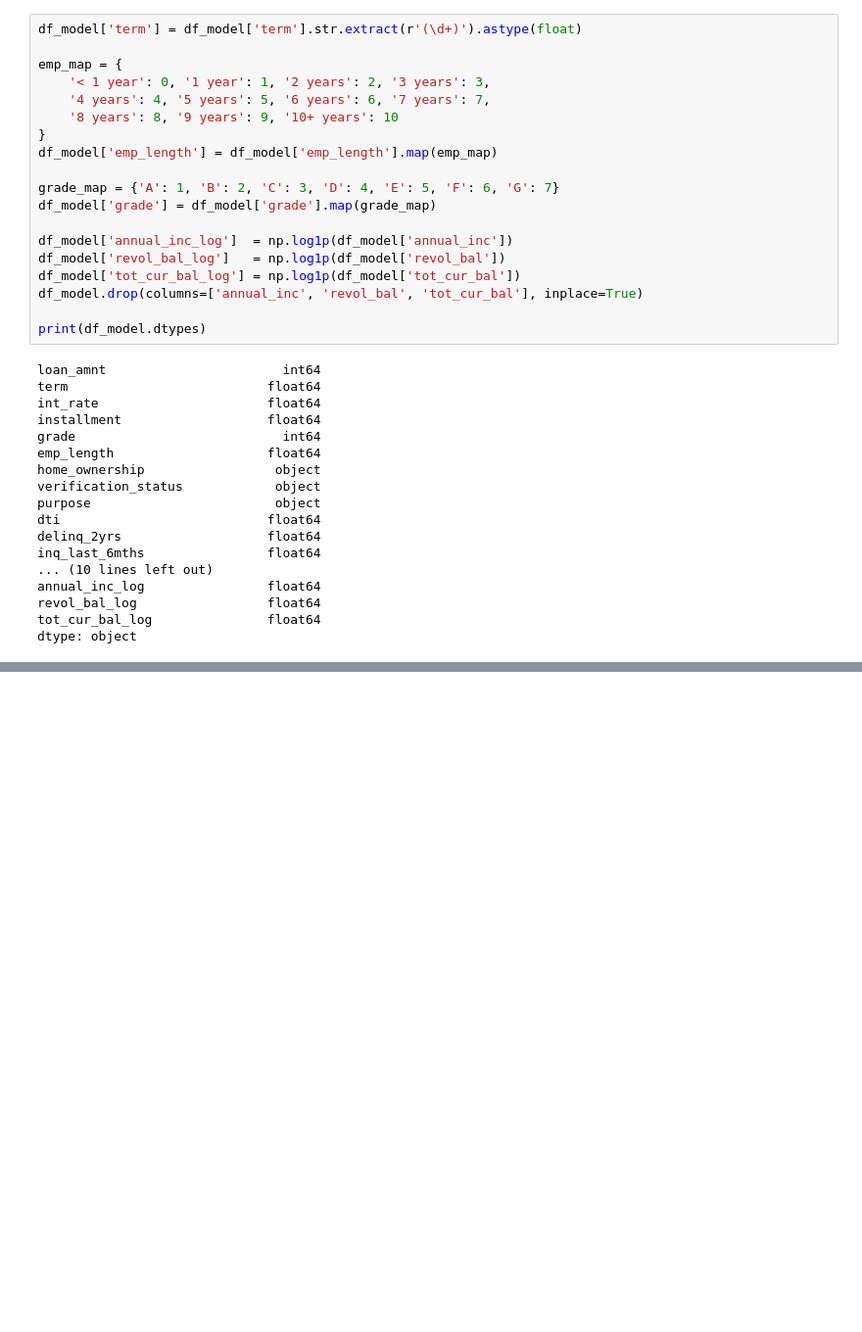
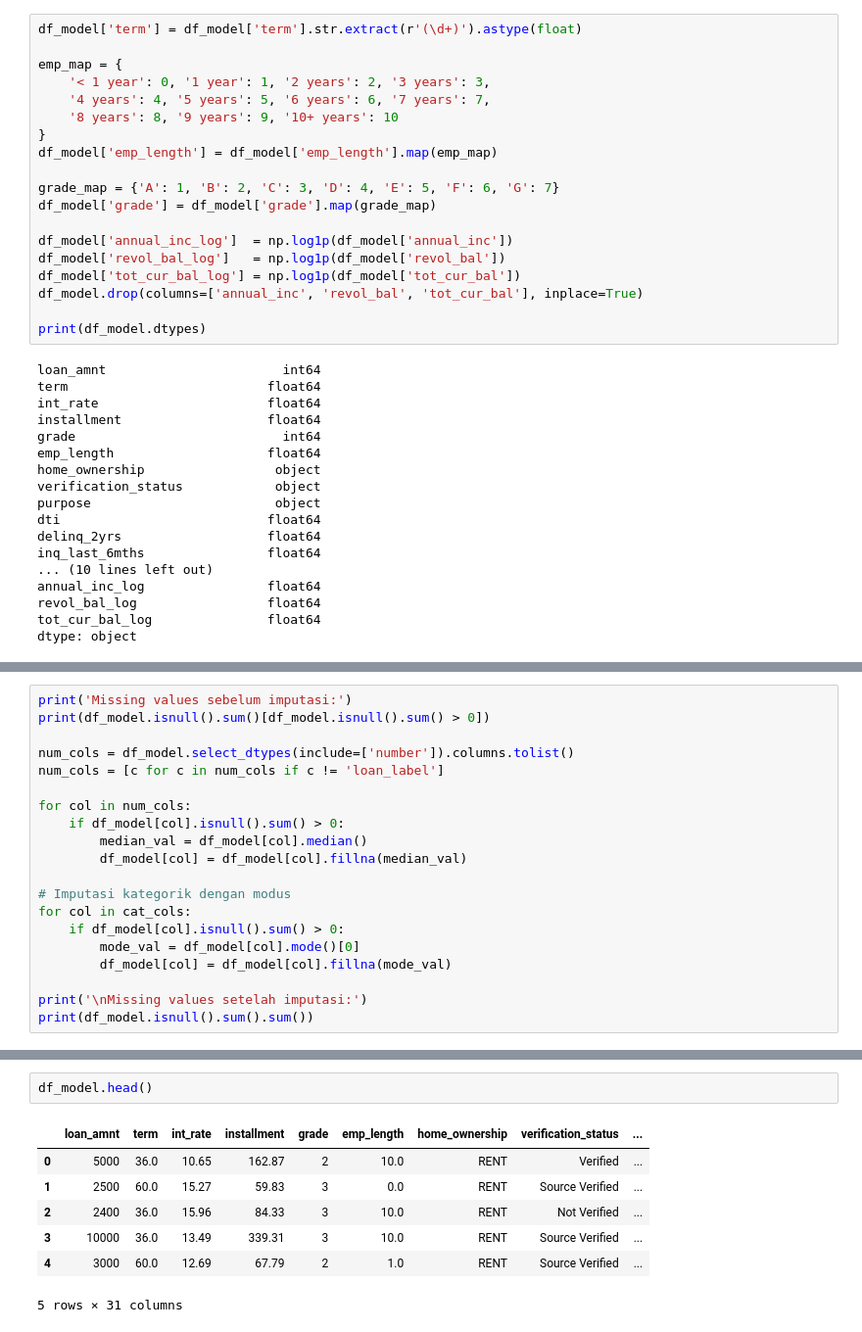
Before and after one commit to rfaoktvian/FinalProjectIDXPartners, a Jupyter notebook: finalcreditrisk.ipynb, the cells around one changed output, grey strips where cells are left out. Shown at 98% size. Drawn from its saved outputs; the diff is of its cells as text; blank space fills up the shorter version.

```diff
--- a/finalcreditrisk.ipynb
+++ b/finalcreditrisk.ipynb
@@ -464,0 +509,20 @@ dtype: object
+# %%
+print('Missing values sebelum imputasi:')
+print(df_model.isnull().sum()[df_model.isnull().sum() > 0])
+
+num_cols = df_model.select_dtypes(include=['number']).columns.tolist()
+num_cols = [c for c in num_cols if c != 'loan_label']
+
+for col in num_cols:
+    if df_model[col].isnull().sum() > 0:
+        median_val = df_model[col].median()
+        df_model[col] = df_model[col].fillna(median_val)
+
+# Imputasi kategorik dengan modus
+for col in cat_cols:
+    if df_model[col].isnull().sum() > 0:
+        mode_val = df_model[col].mode()[0]
+        df_model[col] = df_model[col].fillna(mode_val)
+
+print('\nMissing values setelah imputasi:')
+print(df_model.isnull().sum().sum())
@@ -464,0 +547,10 @@ dtype: object
+# %%
+df_model.head()
+# %% [output]
+|  | loan_amnt | term | int_rate | installment | grade | emp_length | home_ownership | verification_status | ... |
+| 0 | 5000 | 36.0 | 10.65 | 162.87 | 2 | 10.0 | RENT | Verified | ... |
+| 1 | 2500 | 60.0 | 15.27 | 59.83 | 3 | 0.0 | RENT | Source Verified | ... |
+| 2 | 2400 | 36.0 | 15.96 | 84.33 | 3 | 10.0 | RENT | Not Verified | ... |
+| 3 | 10000 | 36.0 | 13.49 | 339.31 | 3 | 10.0 | RENT | Source Verified | ... |
+| 4 | 3000 | 60.0 | 12.69 | 67.79 | 2 | 1.0 | RENT | Source Verified | ... |
+5 rows × 31 columns
```
Also changed, not shown: parts of 11 cells of this notebook.
